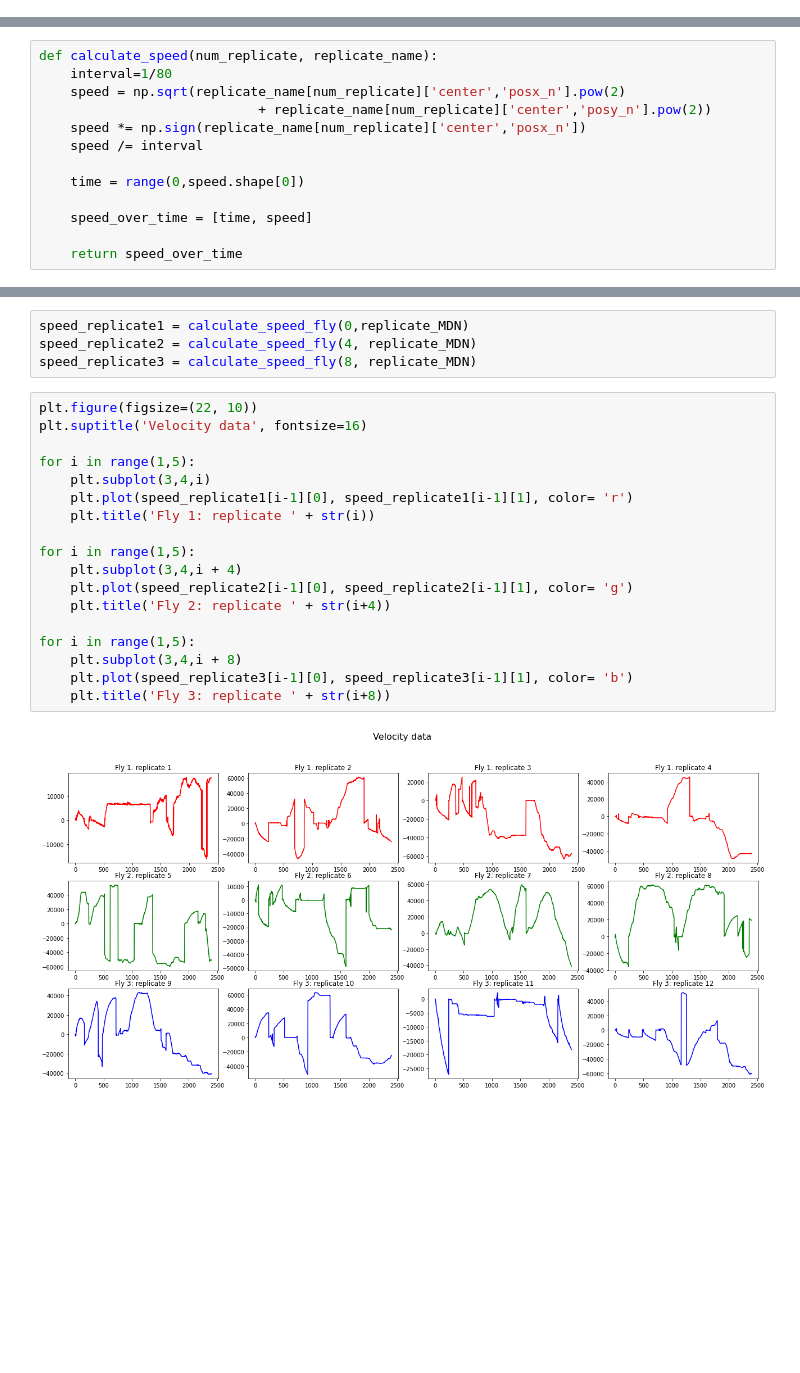
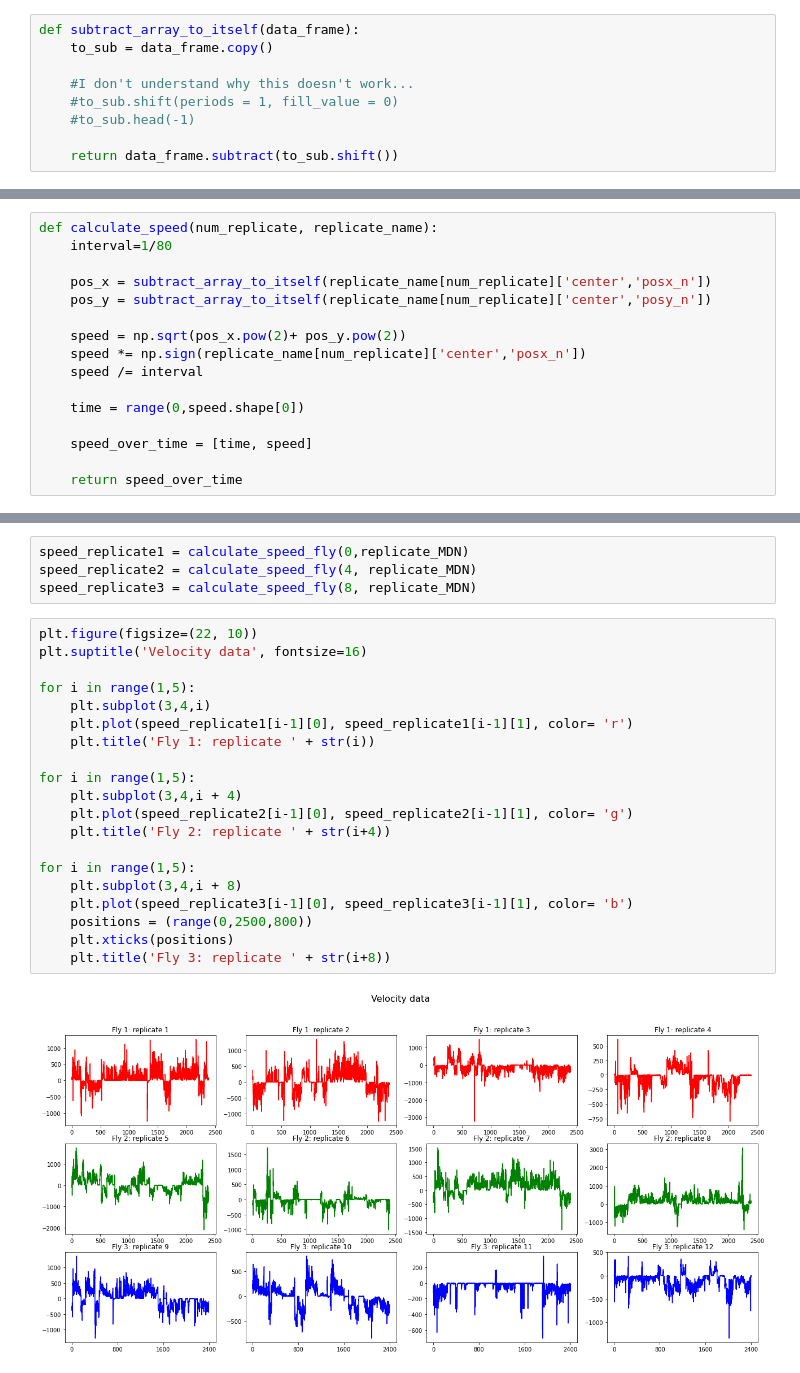
Before and after one commit to Arturjssln/CobarProject, a Jupyter notebook: COBAR_Project_Q1.ipynb, the cells around one changed output, grey strips where cells are left out. Cells and saved outputs as stored; diff of their text form; blank space fills up the shorter version.

```diff
--- a/COBAR_Project_Q1.ipynb
+++ b/COBAR_Project_Q1.ipynb
@@ -222,0 +219,9 @@ Donc vraiment pas modularisé on est d'accord hahaha. J'en avais marre :(
+# %%
+def subtract_array_to_itself(data_frame):
+    to_sub = data_frame.copy()
+
+    #I don't understand why this doesn't work...
+    #to_sub.shift(periods = 1, fill_value = 0)
+    #to_sub.head(-1)
+
+    return data_frame.subtract(to_sub.shift())
@@ -223,8 +251,11 @@ Donc vraiment pas modularisé on est d'accord hahaha. J'en avais marre :(
 # %%
 def calculate_speed(num_replicate, replicate_name):
     interval=1/80
-    speed = np.sqrt(replicate_name[num_replicate]['center','posx_n'].pow(2)
-                            + replicate_name[num_replicate]['center','posy_n'].pow(2))
+
+    pos_x = subtract_array_to_itself(replicate_name[num_replicate]['center','posx_n'])
+    pos_y = subtract_array_to_itself(replicate_name[num_replicate]['center','posy_n'])
+
+    speed = np.sqrt(pos_x.pow(2)+ pos_y.pow(2))
     speed *= np.sign(replicate_name[num_replicate]['center','posx_n'])
     speed /= interval
 
@@ -250,20 +281,22 @@ speed_replicate3 = calculate_speed_fly(8, replicate_MDN)
 # %%
 plt.figure(figsize=(22, 10))
 plt.suptitle('Velocity data', fontsize=16)
 
 for i in range(1,5):
     plt.subplot(3,4,i)
     plt.plot(speed_replicate1[i-1][0], speed_replicate1[i-1][1], color= 'r')
     plt.title('Fly 1: replicate ' + str(i))
 
 for i in range(1,5):
     plt.subplot(3,4,i + 4)
     plt.plot(speed_replicate2[i-1][0], speed_replicate2[i-1][1], color= 'g')
     plt.title('Fly 2: replicate ' + str(i+4))
 
 for i in range(1,5):
     plt.subplot(3,4,i + 8)
     plt.plot(speed_replicate3[i-1][0], speed_replicate3[i-1][1], color= 'b')
+    positions = (range(0,2500,800))
+    plt.xticks(positions)
     plt.title('Fly 3: replicate ' + str(i+8))
 # %% [output]
-[figure, old version]
+[figure, new version]
```
Also changed, not shown: parts of 2 cells of this notebook.
